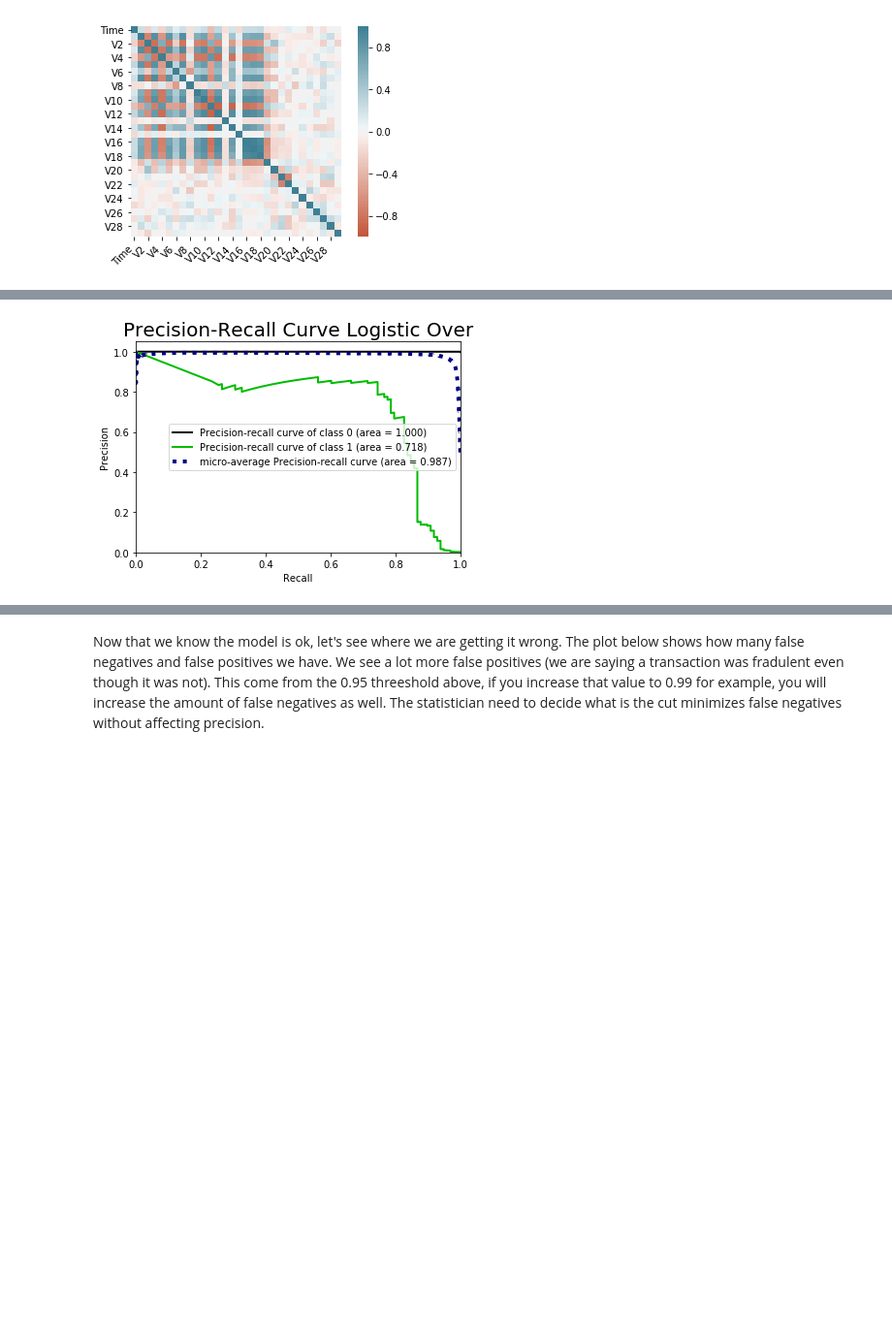
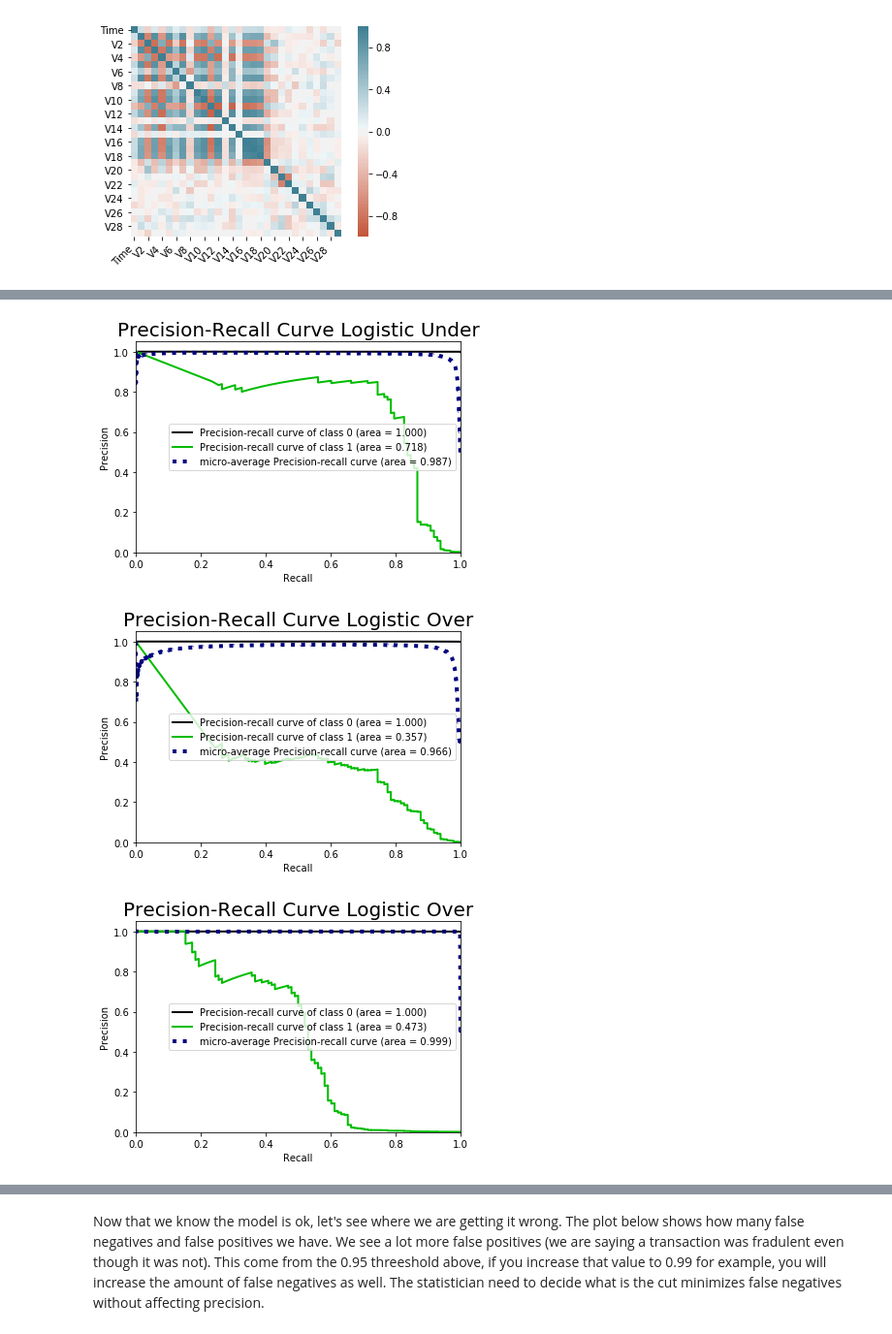
Before and after one commit to dresenhista/learning_credit_card_fraud, a Jupyter notebook: Credit Card Fraud detection.ipynb, the cells around one changed output, grey strips where cells are left out. Shown: that part at 97% size. Drawn from its saved outputs; the diff is of its cells as text; code cells hidden in the pictures; blank space fills up the shorter version.

```diff
--- a/Credit Card Fraud detection.ipynb
+++ b/Credit Card Fraud detection.ipynb
@@ -310,0 +193,20 @@ def remove_features(df, corr_value):
+# %%
+#Define parameters
+#for the list of thresholds what is the minimum value and in how many bins we want to break it
+start = 0 #starts in 0
+interval = 0.05 #breaks 0.05 at a time
+threshold_list = np.arange(start, 1.000001, interval) #creates the range
+
+#defines value of correlation to be removed
+correlation_max = 0.9
+alpha = 0.05
+
+modelname_under = 'Logistic Under'
+modelname_over = 'Logistic Over'
+modelname = 'Logistic No-sampling'
+# %%
+#no sampling
+features = new_stepwise(X_train, y_train, alpha)
+X_train_new = X_train[features]
+lr=sm.Logit(y_train,X_train_new) #os stands for oversampling
+lr = lr.fit()
@@ -311,8 +219,6 @@ def remove_features(df, corr_value):
 # %%
-threshold = 0.9
 #execute the functions over
-
-over_features = new_stepwise(X_over, y_over, 0.05)
+over_features = new_stepwise(X_over, y_over, alpha)
 X_over_new = X_over[over_features]
 
 lr_os=sm.Logit(y_over,X_over_new) #os stands for oversampling
@@ -341,10 +247,10 @@ ax.set_xticklabels(
 # %% [output]
 [figure]
 # %%
-#removes columns with high collinear
-X_under = X_under[X_under.columns.difference(remove_features(X_under, 0.9))]
+#removes features with high collinearity
+X_under = X_under[X_under.columns.difference(remove_features(X_under, correlation_max))]
 # stepwise backward selction
-under_features = new_stepwise(X_under, y_under, 0.05)
+under_features = new_stepwise(X_under, y_under, alpha)
 
 lr_us=sm.Logit(y_under,X_under[under_features]) #os stands for undersampling
 lr_us = lr_us.fit()
@@ -462,7 +280,13 @@ xmax
 # %%
 y_os_prob = lr_os.predict(X_test[over_features])
 y_us_prob = lr_us.predict(X_test[under_features])
+y_ns_prob = lr.predict(X_test[features])
 
-classification_1 = model_threshold_finder(start, interval, y_test, y_os_prob, 'Logistic Over')
+
+classification_1 = model_threshold_finder(start, interval, y_test, y_os_prob, modelname_under)
+classification_2 = model_threshold_finder(start, interval, y_test, y_us_prob, modelname_over)
+classification_3 = model_threshold_finder(start, interval, y_test, y_ns_prob, modelname_over)
 # %% [output]
-[figure, old version]
+[figure, new version]
+[figure, added]
+[figure, added]
```
Also changed, not shown: parts of 29 cells of this notebook, 1 other file.
